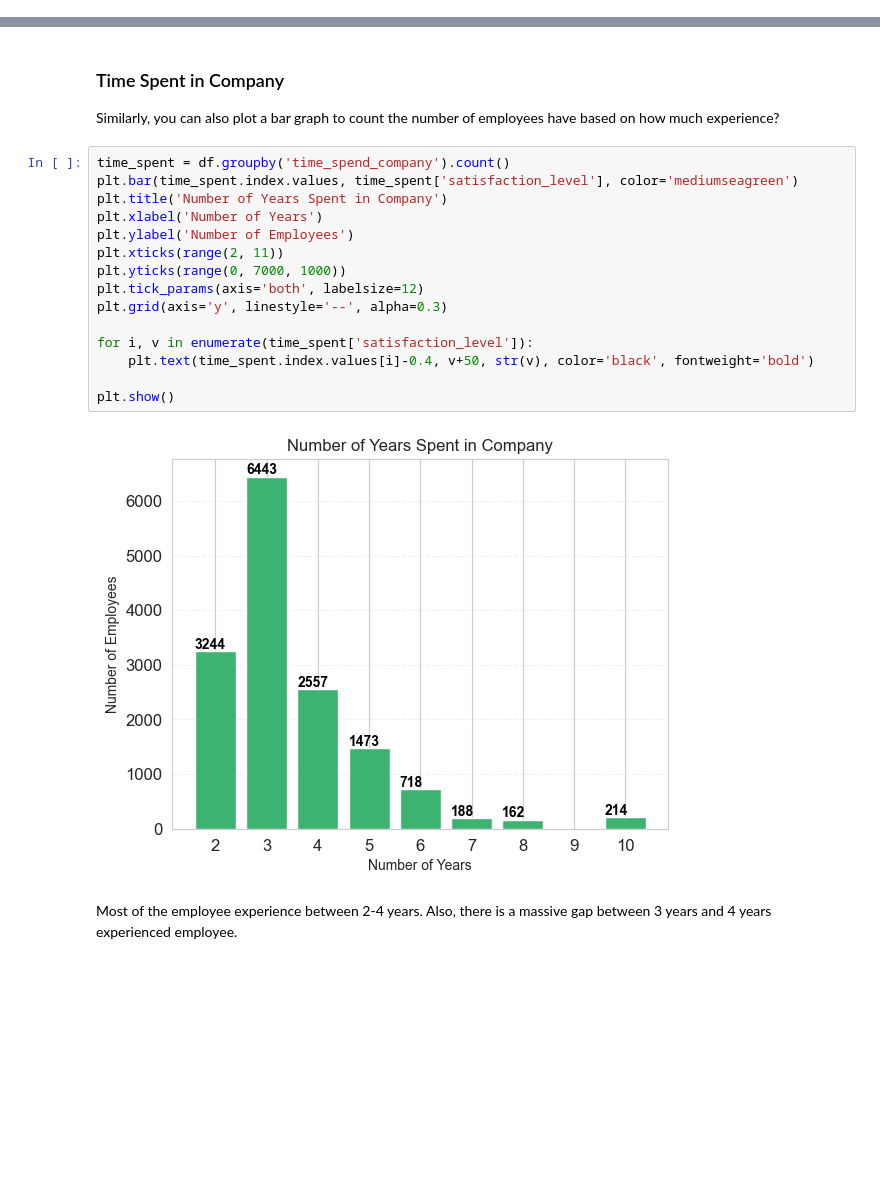
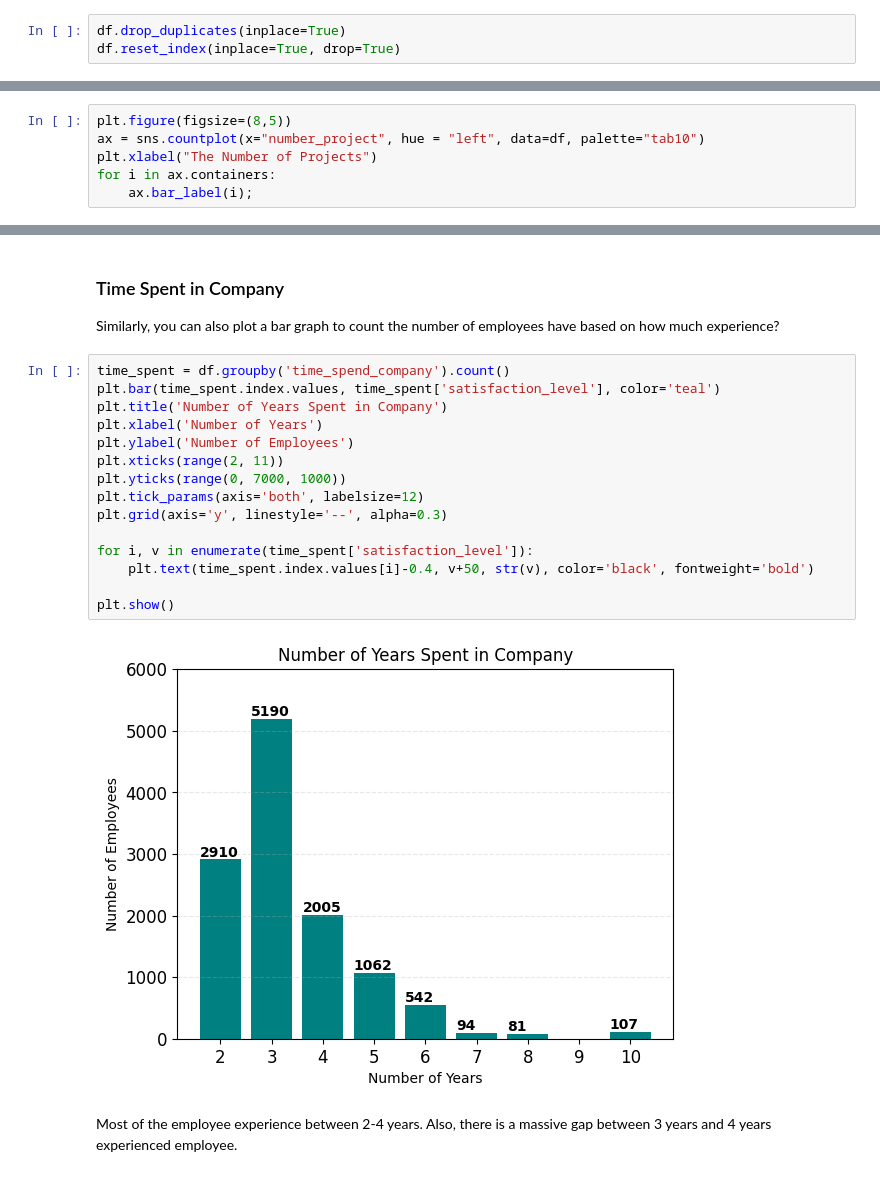
Before and after one commit to osmanoeztuerk/Chorn-Prediction-ML, a Jupyter notebook: Churn_Prediction_Student_Notebook_V2.ipynb, the cells around one changed output, grey strips where cells are left out. Cells and saved outputs as stored; diff of their text form; blank space fills up the shorter version.

```diff
--- a/Churn_Prediction_Student_Notebook_V2.ipynb
+++ b/Churn_Prediction_Student_Notebook_V2.ipynb
@@ -140,3 +165,6 @@ memory usage: 1.1+ MB
+# %%
+df.drop_duplicates(inplace=True)
+df.reset_index(inplace=True, drop=True)
 # %%
 left = df.groupby('left')
 left.mean()
@@ -216,0 +300,6 @@ plt.show()
+# %%
+plt.figure(figsize=(8,5))
+ax = sns.countplot(x="number_project", hue = "left", data=df, palette="tab10")
+plt.xlabel("The Number of Projects")
+for i in ax.containers:
+    ax.bar_label(i);
@@ -220,20 +311,20 @@ plt.show()
 Similarly, you can also plot a bar graph to count the number of employees have based on how much experience?
 # %%
 time_spent = df.groupby('time_spend_company').count()
-plt.bar(time_spent.index.values, time_spent['satisfaction_level'], color='mediumseagreen')
+plt.bar(time_spent.index.values, time_spent['satisfaction_level'], color='teal')
 plt.title('Number of Years Spent in Company')
 plt.xlabel('Number of Years')
 plt.ylabel('Number of Employees')
 plt.xticks(range(2, 11))
 plt.yticks(range(0, 7000, 1000))
 plt.tick_params(axis='both', labelsize=12)
 plt.grid(axis='y', linestyle='--', alpha=0.3)
 
 for i, v in enumerate(time_spent['satisfaction_level']):
     plt.text(time_spent.index.values[i]-0.4, v+50, str(v), color='black', fontweight='bold')
 
 plt.show()
 # %% [output]
-[figure, old version]
+[figure, new version]
 # %% [markdown]
 Most of the employee experience between 2-4 years. Also, there is a massive gap between 3 years and 4 years experienced employee.
```
Also changed, not shown: parts of 27 cells of this notebook.
